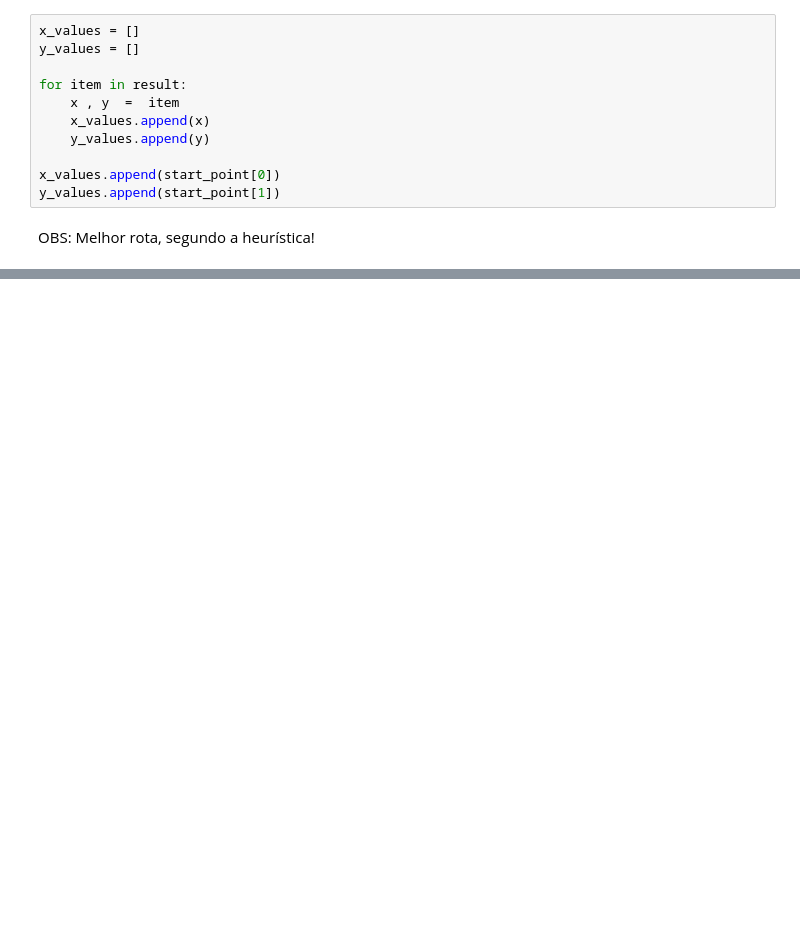
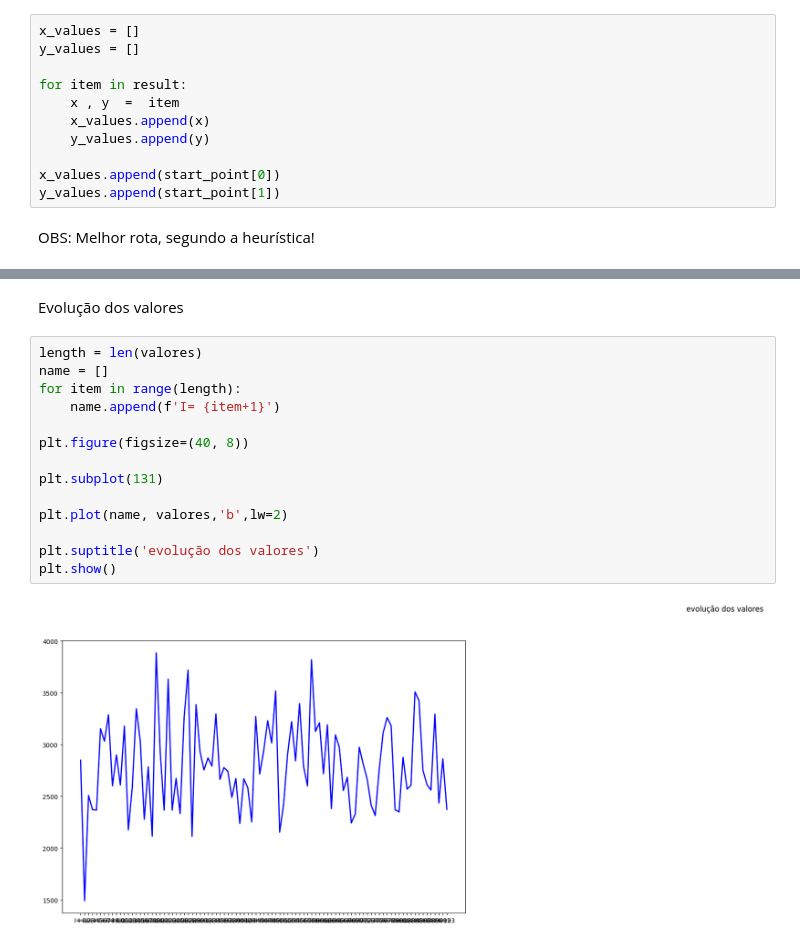
Before and after one commit to NikolaosKtec/IC_caixeiro_viajante_SA_algorithm, a Jupyter notebook: IC_caixeiro_viajante_SO_algorithm.ipynb, the cells around one changed output, grey strips where cells are left out. Cells and saved outputs as stored; diff of their text form; blank space fills up the shorter version.

```diff
--- a/IC_caixeiro_viajante_SO_algorithm.ipynb
+++ b/IC_caixeiro_viajante_SO_algorithm.ipynb
@@ -265,0 +286,18 @@ mapa.show_map()
+# %% [markdown]
+Evolução dos valores
+# %%
+length = len(valores)
+name = []
+for item in range(length):
+    name.append(f'I= {item+1}')
+
+plt.figure(figsize=(40, 8))
+
+plt.subplot(131)
+
+plt.plot(name, valores,'b',lw=2)
+
+plt.suptitle('evolução dos valores')
+plt.show()
+# %% [output]
+[figure, added]
```
Also changed, not shown: parts of 7 cells of this notebook.
